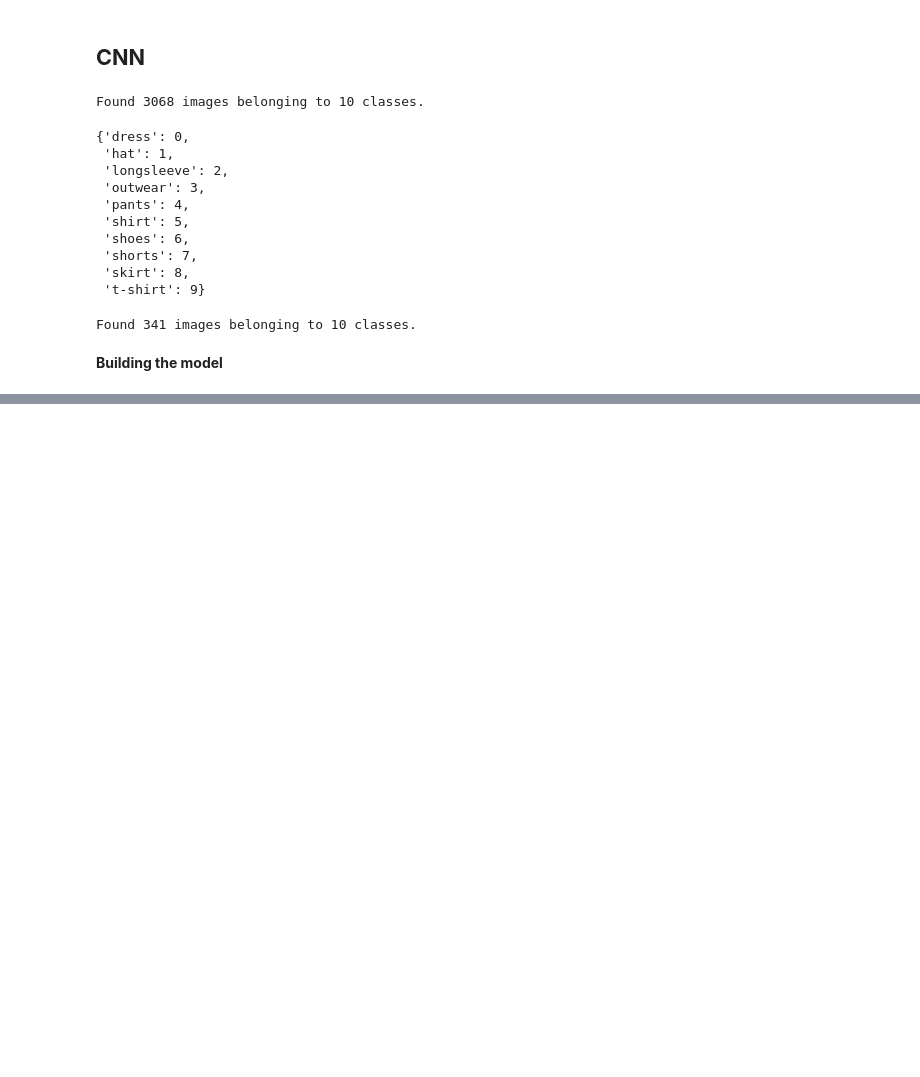
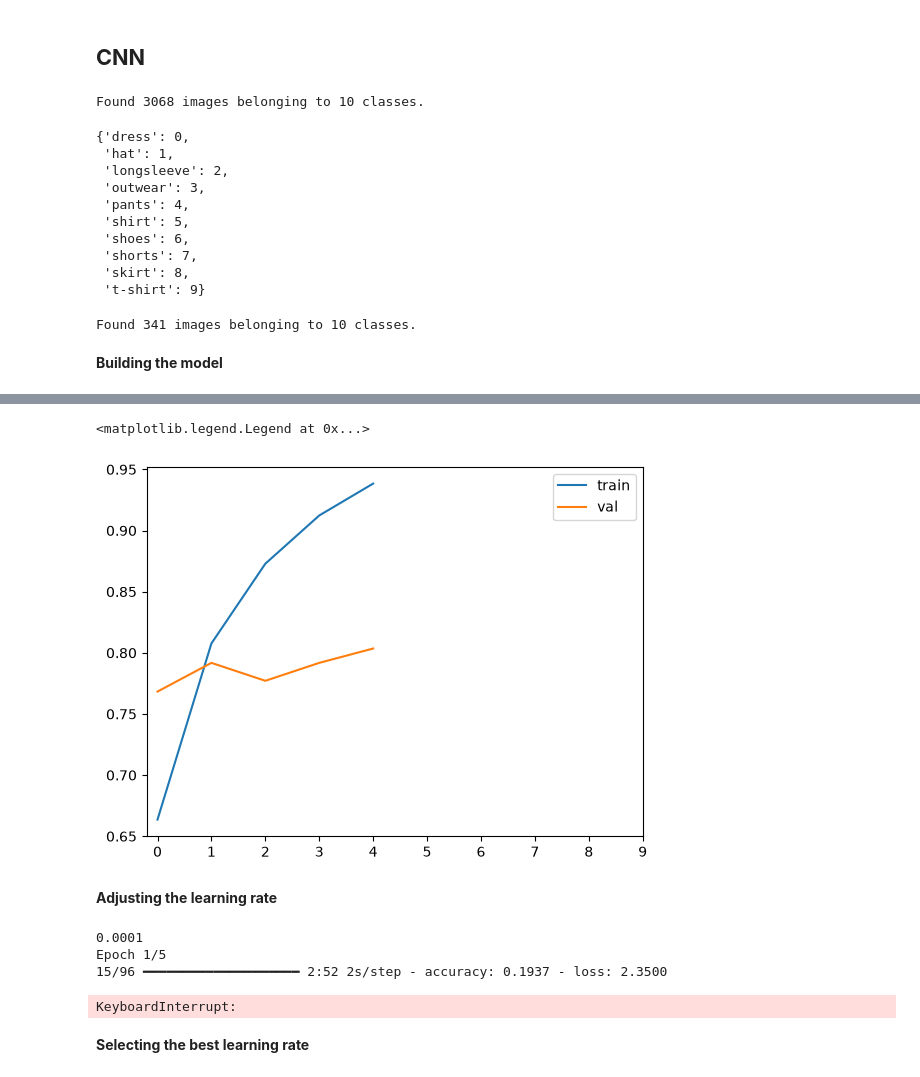
Before and after one commit to Priyanka493-My/ML, a Jupyter notebook: DeepLearning/clothing.ipynb, the cells around one changed output, grey strips where cells are left out. Cells and saved outputs as stored; diff of their text form; code cells hidden in the pictures; blank space fills up the shorter version.

```diff
--- a/DeepLearning/clothing.ipynb
+++ b/DeepLearning/clothing.ipynb
@@ -126,0 +126,6 @@ Model: "xception"
+# %%
+learning_rate = 0.01
+optimizer = keras.optimizers.Adam(learning_rate=learning_rate)
+
+loss = keras.losses.CategoricalCrossentropy(from_logits=True)
+model.compile(optimizer=optimizer,loss=loss,metrics=['accuracy'])
@@ -126,0 +134,2 @@ Model: "xception"
+# %%
+history = model.fit(train_ds,epochs=5,validation_data=val_ds)
@@ -126,0 +147,10 @@ Model: "xception"
+# %%
+plt.plot(history.history['accuracy'],label = 'train')
+plt.plot(history.history['val_accuracy'],label = 'val')
+plt.xticks(np.arange(10))
+plt.legend()
+# %% [output]
+<matplotlib.legend.Legend at 0x...>
+[figure, added]
+# %% [markdown]
+**Adjusting the learning rate**
@@ -126,0 +176,19 @@ Model: "xception"
+# %%
+scores = {}
+
+for lr in [0.0001, 0.001, 0.01, 0.1]:
+    print(lr)
+
+    model = make_model(learning_rate=lr)
+    history = model.fit(train_ds,epochs=5,validation_data=val_ds)
+    scores[lr] = history.history
+
+    print()
+    print()
+# %% [output]
+0.0001
+Epoch 1/5
+15/96 ━━━━━━━━━━━━━━━━━━━━ 2:52 2s/step - accuracy: 0.1937 - loss: 2.3500
+KeyboardInterrupt:
+# %% [markdown]
+**Selecting the best learning rate**
```
Also changed, not shown: parts of 24 cells of this notebook, 5 other files.
